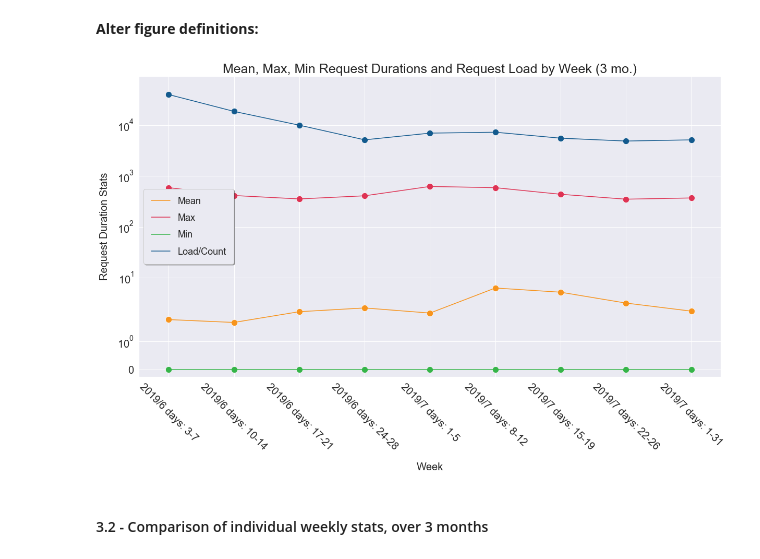
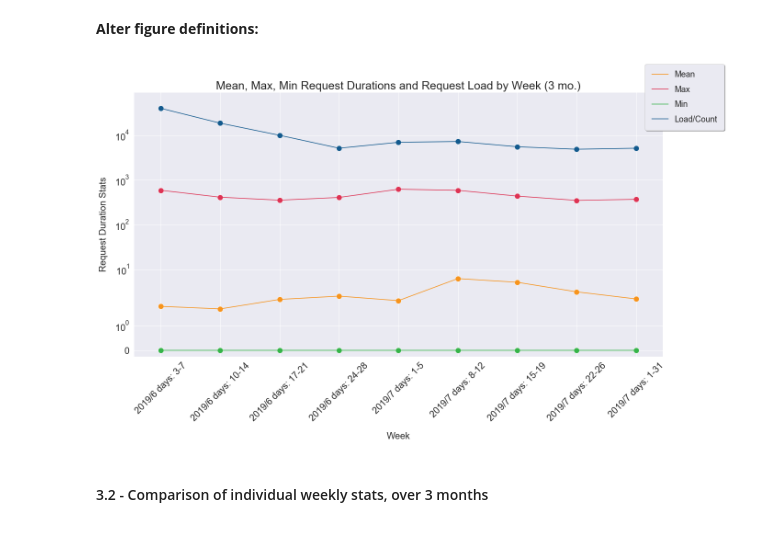
Before and after one commit to leilanihagen/interject-datacell-request-time-data-exploration, a Jupyter notebook: datacell_request_time_v2.ipynb, the cells around one changed output. Drawn from its saved outputs; the diff is of its cells as text; code cells hidden in the pictures.

```diff
--- a/datacell_request_time_v2.ipynb
+++ b/datacell_request_time_v2.ipynb
@@ -336,7 +335,13 @@ def get_df_requests_1_month(year: int, month: int, df_month_name_col: str) -> pd
 # %%
 def get_df_requests_month_range(year: int, start_month: int, end_month: int, df_month_name_col: str) -> pd.DataFrame:
     ''' Utilizes get_df_requests_with_date_cols_from_db() to pull in data from DB for a specific year,
-    then further filters this DF by the specified month range. '''
+        then further filters this DF by the specified month range.
+
+        year: year to filter by.
+        start_month: first month in range to filter by, inclusive.
+        end_month: last month to filter by, inclusive.
+        df_month_name_col: the name of the column containing the month identifier, where the month
+            identifier is an integer. '''
 
     requests_dates_year = get_df_requests_with_date_cols_from_db(year, year)
 
@@ -661,0 +705,16 @@ if (clear_df_from_mem_2_1_1):
+# %%
+fig, ax = plt.subplots(figsize=(15,8))
+sns.set(style='darkgrid')
+sns.barplot(x='Day', y='Duration', data=requests_single_month, color=all_req_line_color_2_1_2, ax=ax)
+
+place_month_names_on_axes(dataframe=requests_single_month, loc_str='left', font_size=18, is_single_axes=True, ax=ax, df_month_col_name='Month')
+
+ax.set_title('Distribution of Daily Mean Est. of Request Duration', fontsize=23) # Change to "'January' Requests by Day"
+
+ax.set_ylabel('Duration', fontsize=20)
+ax.set_xlabel('Day', fontsize=20)
+
+ax.tick_params(axis='both', which='major', labelsize=15)
+
+if (clear_df_from_mem_2_1_2):
+    del requests_single_month
@@ -777,18 +838,19 @@ def prep_weekly_data_3_1(start_month: int, end_month: int, year: int, exclude_we
     base_df_3 = prep_base_data_3(start_month, end_month, year, exclude_weekends)
 
     # Aggregate Duration for min, max and count over each week (using named aggregation, which drops all non-aggregated, non-index cols):
-    week_aggs = base_df_3.groupby('Week', as_index=True).agg(
+    week_aggs = base_df_3.groupby(pd.Grouper(freq='W')).agg(
     Min_Duration=pd.NamedAgg(column='Duration', aggfunc='min'),
     Max_Duration=pd.NamedAgg(column='Duration', aggfunc='max'),
 #     Mean_Duration=pd.NamedAgg(column='Duration', aggfunc=np.mean),
     Count_Durations=pd.NamedAgg(column='Duration', aggfunc='count'),
+    Week=pd.NamedAgg(column='Week', aggfunc='max'),
     First_Day=pd.NamedAgg(column='Day', aggfunc='min'),
     Last_Day=pd.NamedAgg(column='Day', aggfunc='max')
 #     Weekday=pd.NamedAgg(column='Duration', aggfunc=np.first)
     )
 
-    # Do the last aggregation that was left our above with a simple groupby() and save in a second dataframe:
-    week_agg_mean = base_df_3.groupby('Week', as_index=True).mean()
+    # Do the last aggregation that was left out above with a simple groupby() and save in a second dataframe:
+    week_agg_mean = base_df_3.groupby(pd.Grouper(freq='W')).mean()
     week_agg_mean = week_agg_mean.rename(columns={'Duration':'Mean_Duration'})
     week_agg_mean.drop(axis=1, columns=['Day'], inplace=True)
     week_agg_mean.dropna(inplace=True) # use this form elsewhere!
@@ -999,7 +947,7 @@ min_line_color_3_1_2 = '#36B449'
 count_line_color_3_1_2 = '#135A8E'
 
 # Set this to True if you would like the DataFrame to be deleted from memory after the figure is rendered:
-clear_df_from_mem_3_1_2 = True
+clear_df_from_mem_3_1_2 = False
 # %%
 sns.set_style('darkgrid')
 
@@ -1007,37 +955,38 @@ fig, ax = plt.subplots(figsize=(20,10))
 
 # nice green: #3FAA75
 sns.lineplot(x='Week', y='Mean_Duration', data=request_stats_3_mo_wk, color=mean_line_color_3_1_2, ax=ax)
 sns.scatterplot(x='Week', y='Mean_Duration', data=request_stats_3_mo_wk, color=mean_line_color_3_1_2, s=marker_size_3_1_2, ax=ax)
 
 sns.lineplot(x='Week', y='Max_Duration', data=request_stats_3_mo_wk, color=max_line_color_3_1_2, ax=ax)
 sns.scatterplot(x='Week', y='Max_Duration', data=request_stats_3_mo_wk, color=max_line_color_3_1_2, s=marker_size_3_1_2, ax=ax)
 
 sns.lineplot(x='Week', y='Min_Duration', data=request_stats_3_mo_wk, color=min_line_color_3_1_2, ax=ax)
 sns.scatterplot(x='Week', y='Min_Duration', data=request_stats_3_mo_wk, color=min_line_color_3_1_2, s=marker_size_3_1_2, ax=ax)
 
 sns.lineplot(x='Week', y='Count_Durations', data=request_stats_3_mo_wk, color=count_line_color_3_1_2, ax=ax)
 sns.scatterplot(x='Week', y='Count_Durations', data=request_stats_3_mo_wk, color=count_line_color_3_1_2, s=marker_size_3_1_2, ax=ax)
 
-fig.subplots_adjust(top=0.9, bottom=0.1, left=0.125, right=0.9, hspace=0.2, wspace=0.2) # This is magic code...
+fig.subplots_adjust(top=0.9, bottom=0.1, left=0.1, right=0.9, hspace=0.2, wspace=0.2) # This is magic code...
 
 ax.set_yscale('symlog')  # Retain zero values
 ax.set_ylim(bottom=-0.25)  # 0 doesn't work...
 
 ax.set_ylabel('Request Duration Stats', fontsize=20, labelpad=15)
 ax.set_xlabel('Week', fontsize=20, labelpad=20)
 
 ax.set_title('Mean, Max, Min Request Durations and Request Load by Week (3 mo.)', loc='center', fontsize=25)
 
 ax.set_xticks(request_stats_3_mo_wk['Week'])
-ax.set_xticklabels(request_stats_3_mo_wk['Week_Label'], rotation=-45)
+ax.set_xticklabels(request_stats_3_mo_wk['Week_Label'], rotation=45)
 ax.tick_params(axis='both', which='major', labelsize=20)
 
-ax.legend((ax.lines[0], ax.lines[1], ax.lines[2], ax.lines[3]), ('Mean', 'Max', 'Min', 'Load/Count'), borderpad=0.8, labelspacing=0.8, fontsize=18, shadow=True)
+fig.legend((ax.lines[0], ax.lines[1], ax.lines[2], ax.lines[3]), ('Mean', 'Max', 'Min', 'Load/Count'), borderpad=0.8, labelspacing=0.8, fontsize=18, shadow=True)
+# ax.get_legend().set_visible(False)
 
 if (clear_df_from_mem_3_1_2):
     del request_stats_3_mo_wk
 # %% [output]
-[figure, old version]
+[figure, new version]
 # %% [markdown]
 #### 3.2 - Comparison of individual weekly stats, over 3 months
 # %% [markdown]
```
Also changed, not shown: parts of 45 cells of this notebook.
